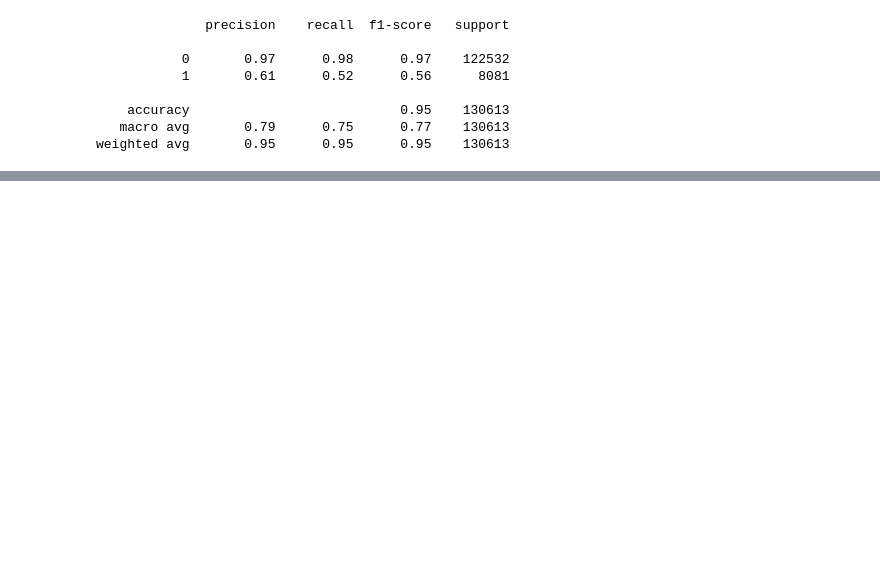
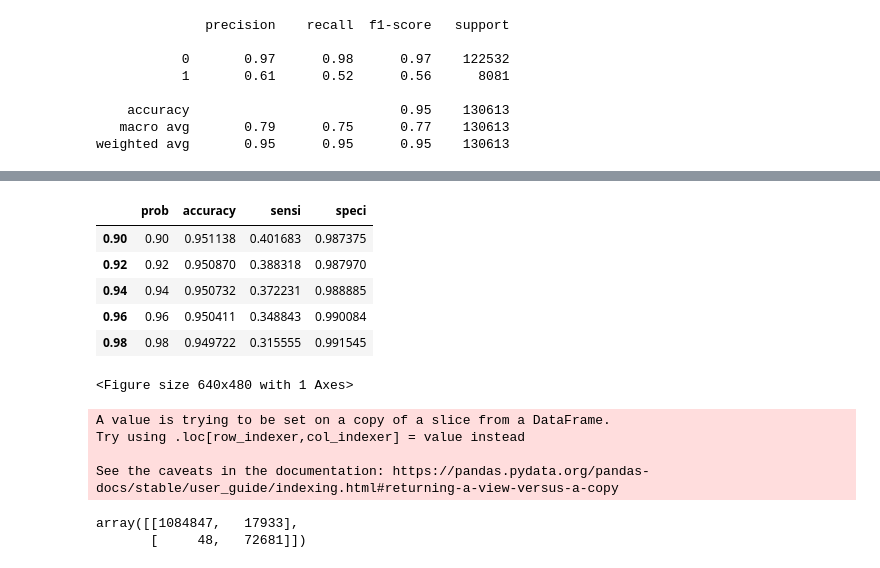
Before and after one commit to shishirkmr/Quora-Insincere-Questions-Classification, a Jupyter notebook: EDA.ipynb, the cells around one changed output, grey strips where cells are left out. Drawn from its saved outputs; the diff is of its cells as text; code cells hidden in the pictures; blank space fills up the shorter version.

```diff
--- a/EDA.ipynb
+++ b/EDA.ipynb
@@ -298,4 +374,28 @@ weighted avg       0.95      0.95      0.95    130613
+# %%
+cutoff_df.tail()
+# %% [output]
+|  | prob | accuracy | sensi | speci |
+| 0.90 | 0.90 | 0.951138 | 0.401683 | 0.987375 |
+| 0.92 | 0.92 | 0.950870 | 0.388318 | 0.987970 |
+| 0.94 | 0.94 | 0.950732 | 0.372231 | 0.988885 |
+| 0.96 | 0.96 | 0.950411 | 0.348843 | 0.990084 |
+| 0.98 | 0.98 | 0.949722 | 0.315555 | 0.991545 |
 # %%
-# import matplotlib.pyplot as plt
-# cutoff_df.plot.line(x='prob', y=['accuracy','sensi','speci'])
-# plt.show()
+import matplotlib.pyplot as plt
+cutoff_df.plot.line(x='prob', y=['accuracy','sensi','speci'])
+plt.show()
+# %% [output]
+<Figure size 640x480 with 1 Axes>
+# %%
+train_df['predict_threshold'] = train_df['threshold'].apply(lambda x: 0 if x <=0.02 else 1 )
+test_df['predict_threshold'] = test_df['threshold'].apply(lambda x: 0 if x <=0.02 else 1)
+# %% [output]
+A value is trying to be set on a copy of a slice from a DataFrame.
+Try using .loc[row_indexer,col_indexer] = value instead
+
+See the caveats in the documentation: https://pandas.pydata.org/pandas-docs/stable/user_guide/indexing.html#returning-a-view-versus-a-copy
+# %%
+confusion_matrix(train_df['target'],train_df['predict_threshold'])
+# %% [output]
+array([[1084847,   17933],
+       [     48,   72681]])
```
Also changed, not shown: parts of 17 cells of this notebook.
